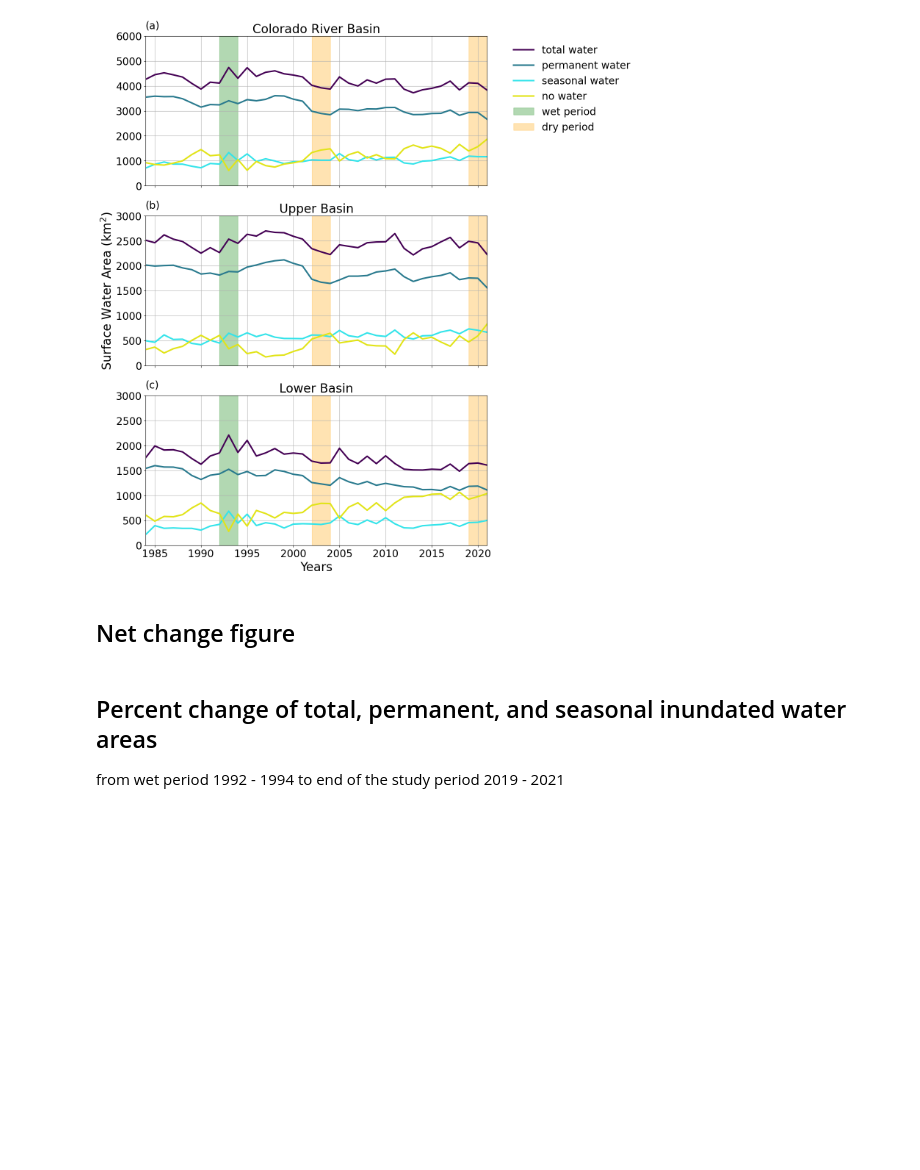
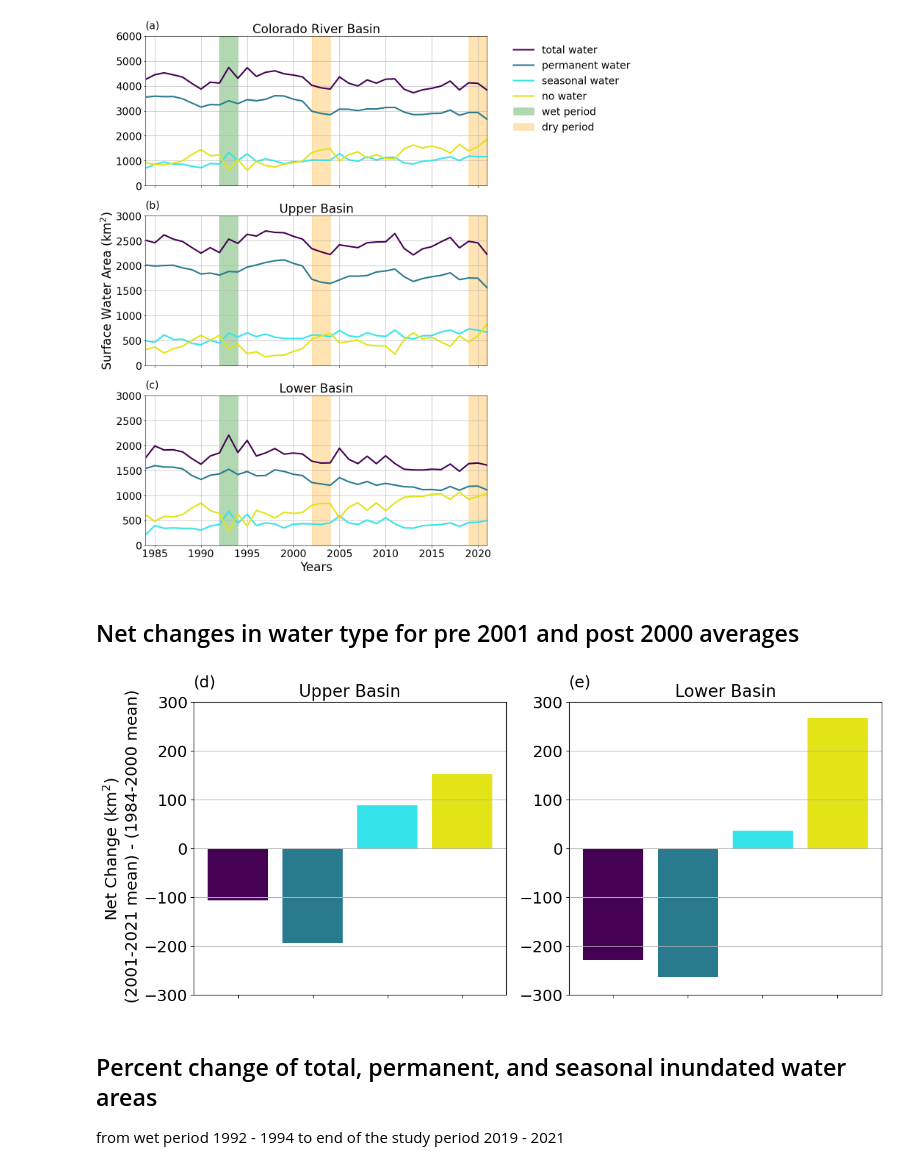
Before and after one commit to ppuentex/Surface_Water_Analysis-CRB, a Jupyter notebook: Results/generate-figures.ipynb, the cells around one changed output. Drawn from its saved outputs; the diff is of its cells as text; code cells hidden in the pictures; blank space fills up the shorter version.

Commit message:
adding net change figure and finishing the generate-figures notebook

```diff
--- a/Results/generate-figures.ipynb
+++ b/Results/generate-figures.ipynb
@@ -337,8 +337,55 @@ ax[2].text(0, 1.05, '(c)', transform=ax[2].transAxes)
 plt.savefig('../Results/figures/timeseries-figure4.jpg', bbox_inches ='tight', dpi = 600)
 # %% [output]
 [figure]
-# %% [markdown]
-## Net change figure
+# %% [markdown]
+## Net changes in water type for pre 2001 and post 2000 averages
+# %%
+#calculate the mean for the upper and lower basin for the respective time periods
+#mean for 1984 - 2000 (pre 2001)
+UCRB_mean_pre =  UCRB_sum.loc[0:16,:].mean()
+LCRB_mean_pre = LCRB_sum.loc[0:16,:].mean()
+#mean for 2001 - 2021 (post 2000)
+UCRB_mean_post = UCRB_sum.loc[17:37,:].mean()
+LCRB_mean_post = LCRB_sum.loc[17:37,:].mean()
+
+#calculate the net change for the upper basin
+UCRB_change_total = (UCRB_mean_post[1] - UCRB_mean_pre[1])
+UCRB_change_permanent = (UCRB_mean_post[2] - UCRB_mean_pre[2])
+UCRB_change_seasonal = (UCRB_mean_post[3] - UCRB_mean_pre[3])
+UCRB_change_no_water = (UCRB_mean_post[4] - UCRB_mean_pre[4])
+#calculate the net change for the lower basin
+LCRB_change_total = (LCRB_mean_post[1] - LCRB_mean_pre[1])
+LCRB_change_permanent = (LCRB_mean_post[2] - LCRB_mean_pre[2])
+LCRB_change_seasonal = (LCRB_mean_post[3] - LCRB_mean_pre[3])
+LCRB_change_no_water = (LCRB_mean_post[4] - LCRB_mean_pre[4])
+
+# Create a dataframe for plotting
+net_changes = pd.DataFrame({
+    'Category': ['Total', 'Permanent', 'Seasonal', 'Lost'],
+    'upper net change': [UCRB_change_total, UCRB_change_permanent, UCRB_change_seasonal, UCRB_change_no_water],
+    'lower net change': [LCRB_change_total, LCRB_change_permanent, LCRB_change_seasonal, LCRB_change_no_water]
+})
+# %%
+plt.rcParams.update({'font.size': 18})
+fig, ax = plt.subplots(1,2, figsize = (14,6))
+
+ax[0].bar(net_changes['Category'], net_changes['upper net change'], color=[color_total_water, color_perm, color_seasonal, color_nowater])
+ax[0].set_ylim(-300,300)
+ax[0].set_xticklabels([])
+ax[0].set_ylabel('Net Change (km$^2$) \n (2001-2021 mean) - (1984-2000 mean)')
+ax[0].set_title('Upper Basin', fontsize = 19)
+ax[0].text(0, 1.05, '(d)', transform=ax[0].transAxes)
+ax[0].grid(axis='y')
+
+ax[1].bar(net_changes['Category'], net_changes['lower net change'], color=[color_total_water, color_perm, color_seasonal, color_nowater])
+ax[1].set_ylim(-300,300)
+ax[1].set_xticklabels([])
+ax[1].set_title('Lower Basin',fontsize = 19)
+ax[1].text(0, 1.05, '(e)', transform=ax[1].transAxes)
+ax[1].grid(axis='y')
+plt.savefig('../Results/figures/netchange-figure4.jpg', bbox_inches ='tight', dpi = 600)
+# %% [output]
+[figure, added]
 # %% [markdown]
 ## Percent change of total, permanent, and seasonal inundated water areas
 from wet period 1992 - 1994 to end of the study period 2019 - 2021
```
Also changed, not shown: parts of 1 cell of this notebook, 1 other file.
